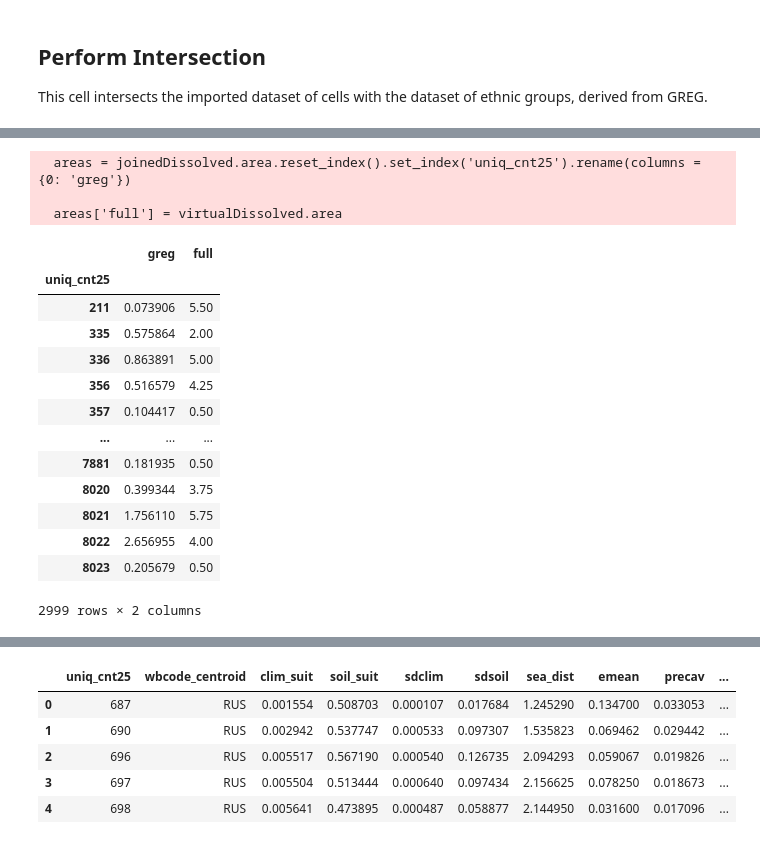
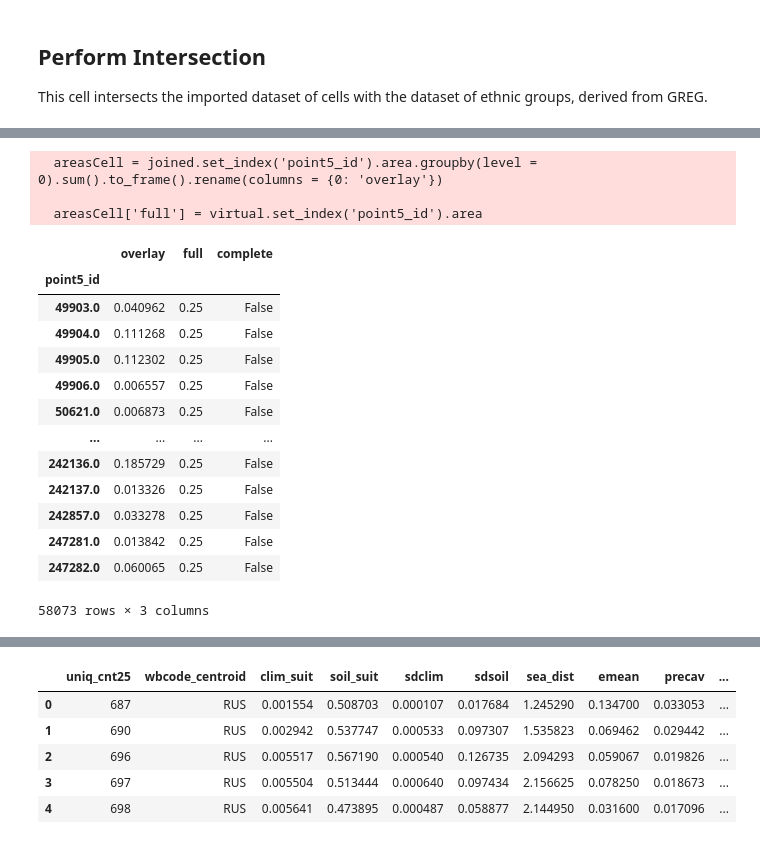
Before and after one commit to andleb/230Afinal, a Jupyter notebook: greg_nmbrlang.ipynb, the cells around one changed output, grey strips where cells are left out. Drawn from its saved outputs; the diff is of its cells as text; code cells hidden in the pictures.

```diff
--- a/greg_nmbrlang.ipynb
+++ b/greg_nmbrlang.ipynb
@@ -138,22 +102,0 @@ virtualDissolved.head()
-# %%
-areas = joinedDissolved.area.reset_index().set_index('uniq_cnt25').rename(columns = {0: 'greg'})
-areas['full'] = virtualDissolved.area
-areas
-# %% [output]
-  areas = joinedDissolved.area.reset_index().set_index('uniq_cnt25').rename(columns = {0: 'greg'})
-
-  areas['full'] = virtualDissolved.area
-|  | greg | full |
-| uniq_cnt25 |  |  |
-| 211 | 0.073906 | 5.50 |
-| 335 | 0.575864 | 2.00 |
-| 336 | 0.863891 | 5.00 |
-| 356 | 0.516579 | 4.25 |
-| 357 | 0.104417 | 0.50 |
-| ... | ... | ... |
-| 7881 | 0.181935 | 0.50 |
-| 8020 | 0.399344 | 3.75 |
-| 8021 | 1.756110 | 5.75 |
-| 8022 | 2.656955 | 4.00 |
-| 8023 | 0.205679 | 0.50 |
-2999 rows × 2 columns
@@ -161,0 +103,23 @@ areas['count'] = joined.groupby('uniq_cnt25')['SHORTNAM'].nunique()
+# %%
+areasCell = joined.set_index('point5_id').area.groupby(level = 0).sum().to_frame().rename(columns = {0: 'overlay'})
+areasCell['full'] = virtual.set_index('point5_id').area
+areasCell['complete'] = np.isclose(areasCell['overlay'], areasCell['full'])
+areasCell
+# %% [output]
+  areasCell = joined.set_index('point5_id').area.groupby(level = 0).sum().to_frame().rename(columns = {0: 'overlay'})
+
+  areasCell['full'] = virtual.set_index('point5_id').area
+|  | overlay | full | complete |
+| point5_id |  |  |  |
+| 49903.0 | 0.040962 | 0.25 | False |
+| 49904.0 | 0.111268 | 0.25 | False |
+| 49905.0 | 0.112302 | 0.25 | False |
+| 49906.0 | 0.006557 | 0.25 | False |
+| 50621.0 | 0.006873 | 0.25 | False |
+| ... | ... | ... | ... |
+| 242136.0 | 0.185729 | 0.25 | False |
+| 242137.0 | 0.013326 | 0.25 | False |
+| 242857.0 | 0.033278 | 0.25 | False |
+| 247281.0 | 0.013842 | 0.25 | False |
+| 247282.0 | 0.060065 | 0.25 | False |
+58073 rows × 3 columns
```
Also changed, not shown: parts of 22 cells of this notebook, 1 other file.
